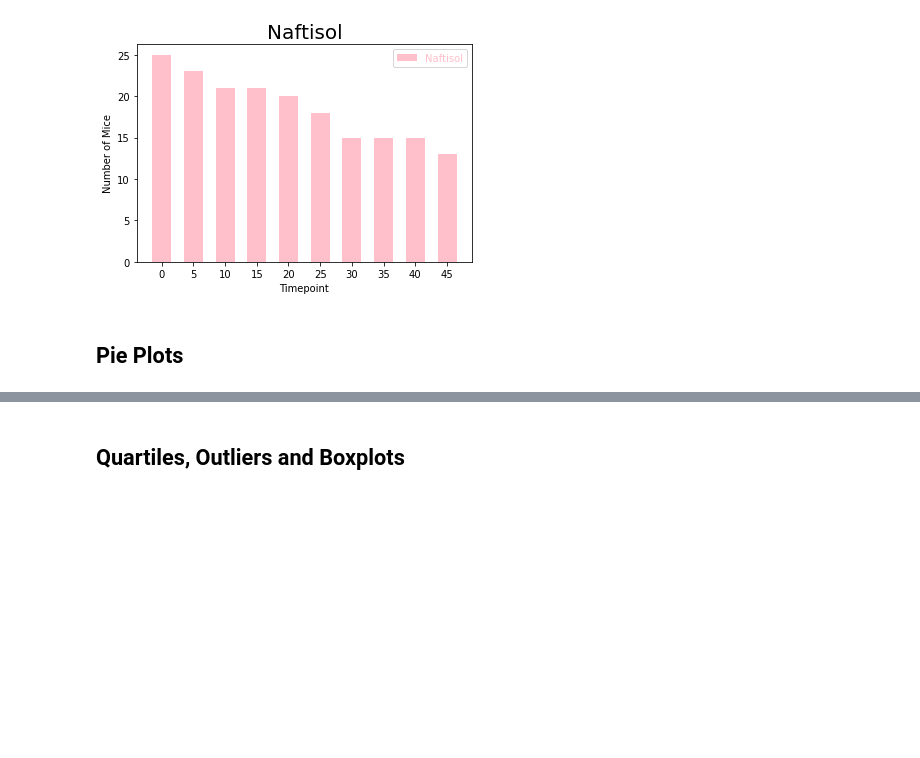
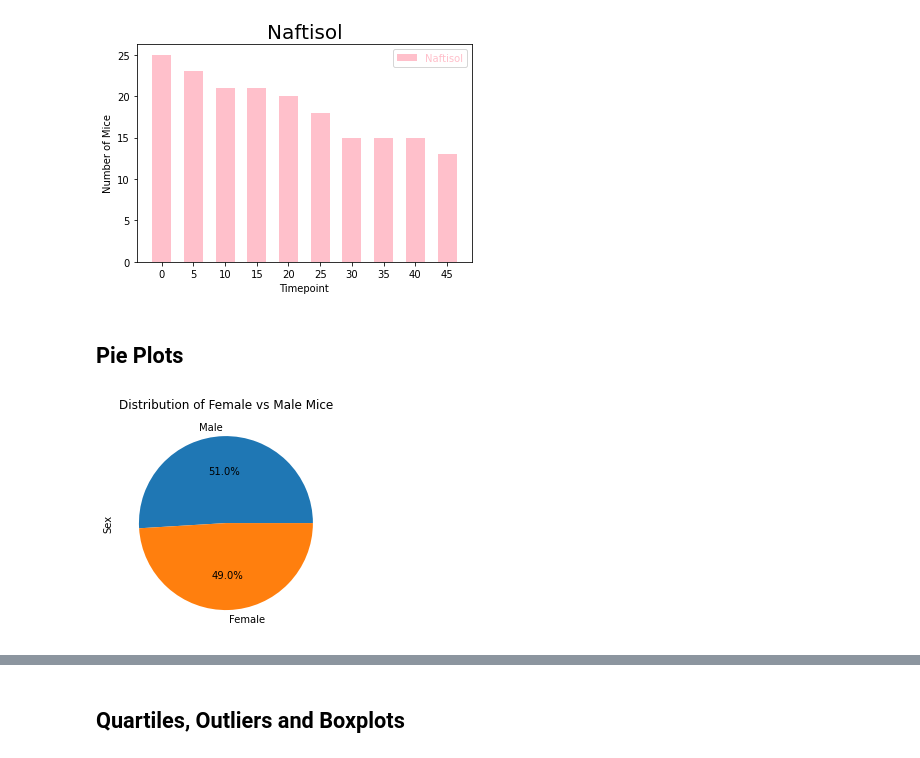
Before and after one commit to V-Villagomez/Matplotlib_Challenge, a Jupyter notebook: Pymaceuticals/pymaceuticals_starter.ipynb, the cells around one changed output, grey strips where cells are left out. Drawn from its saved outputs; the diff is of its cells as text; code cells hidden in the pictures; blank space fills up the shorter version.

Commit message:
update file to include pie plots

```diff
--- a/Pymaceuticals/pymaceuticals_starter.ipynb
+++ b/Pymaceuticals/pymaceuticals_starter.ipynb
@@ -230,5 +230,12 @@ for treatment in range(treatments_count):
 ## Pie Plots
 # %%
 # Generate a pie plot showing the distribution of female versus male mice using pandas
+gender_df = clean_df["Sex"].value_counts()
+
+gender_df.plot(kind="pie", y='Sex', title=("Distribution of Female vs Male Mice"), autopct= "%1.1f%%")
+
+plt.show()
+# %% [output]
+[figure, added]
 # %%
 # Generate a pie plot showing the distribution of female versus male mice using pyplot
```
Also changed, not shown: parts of 1 cell of this notebook.
